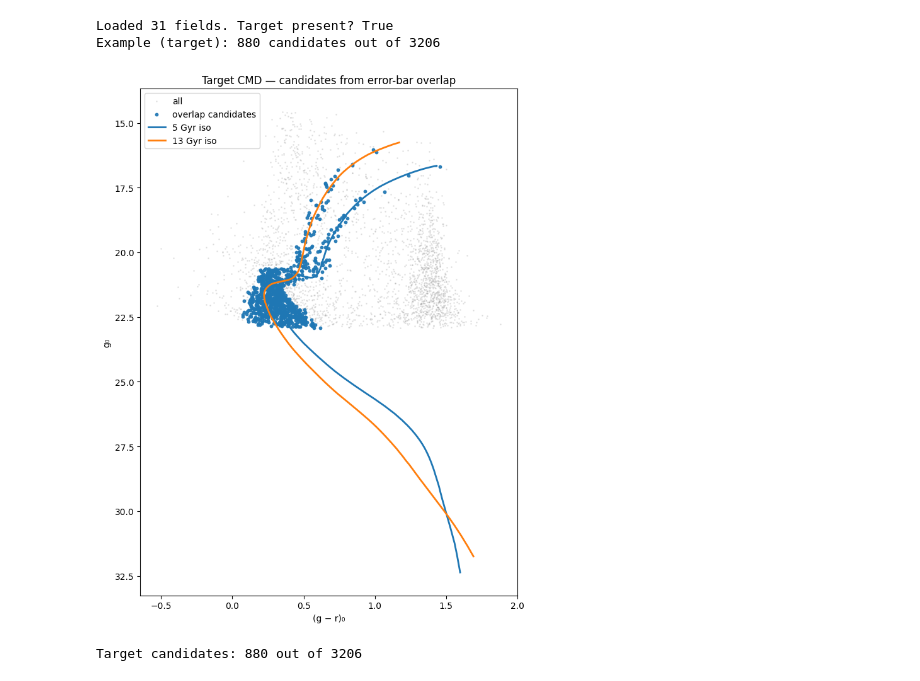
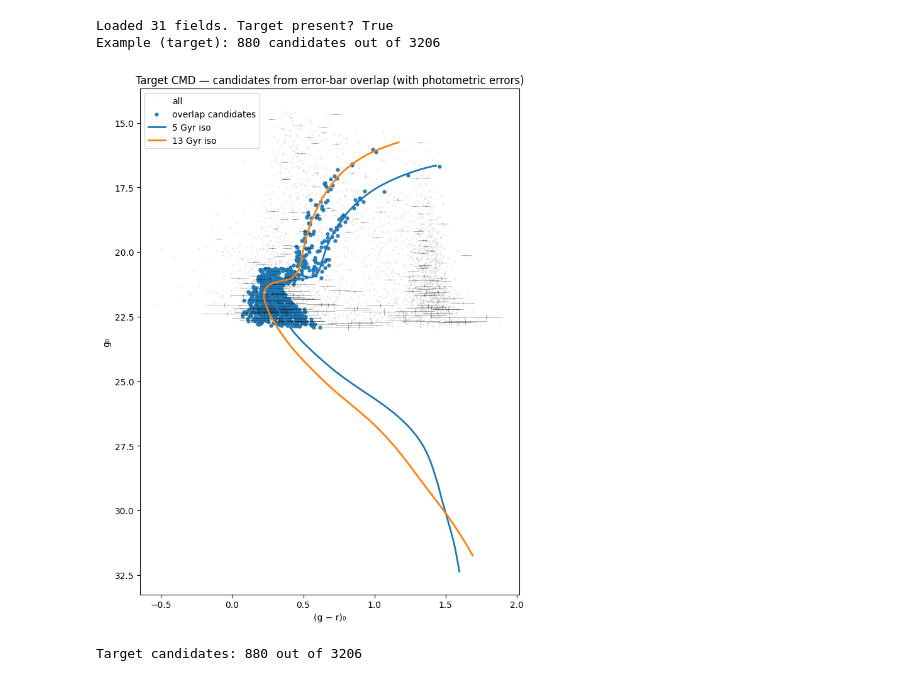
Before and after one commit to zangston/ASTR-5140, a Jupyter notebook: project2/error-bar-overlap.ipynb, the cells around one changed output. Saved outputs shown, nothing was run; the diff lists cells and outputs as text; code cells hidden in the pictures.

Commit message:
Add error bars to CMD plot

```diff
--- a/project2/error-bar-overlap.ipynb
+++ b/project2/error-bar-overlap.ipynb
@@ -128,36 +128,66 @@ print("Example (target):",
 Loaded 31 fields. Target present? True
 Example (target): 880 candidates out of 3206
 # %%
-# Cell 2 — Plot target CMD with overlap-selected candidates
+# Cell 2 — Plot target CMD with overlap-selected candidates + error bars
 
 df_t = field_map["target"]
 
 plt.figure(figsize=(7,9))
 
-# all stars
-plt.scatter(df_t["g_r"], df_t["g0"], s=1, alpha=0.15, color="gray", label="all")
+# -----------------------------
+# 1) All stars (background)
+# -----------------------------
+plt.scatter(df_t["g_r"], df_t["g0"], s=1, alpha=0.12, color="gray", label="all")
 
-# candidates
-plt.scatter(df_t.loc[df_t["cand_either_overlap"], "g_r"],
-            df_t.loc[df_t["cand_either_overlap"], "g0"],
-            s=10, alpha=0.9, label="overlap candidates")
+# -----------------------------
+# 2) Candidates
+# -----------------------------
+cand_mask = df_t["cand_either_overlap"]
 
-# isochrones
+plt.scatter(df_t.loc[cand_mask, "g_r"],
+            df_t.loc[cand_mask, "g0"],
+            s=12, alpha=0.9, label="overlap candidates")
+
+# -----------------------------
+# 3) Plot error bars (subset only to avoid clutter)
+# -----------------------------
+N_ERR = 200   # increase/decrease as desired
+sample_idx = np.random.choice(df_t.index, size=min(N_ERR, len(df_t)), replace=False)
+df_err = df_t.loc[sample_idx]
+
+plt.errorbar(
+    df_err["g_r"],
+    df_err["g0"],
+    xerr=df_err["sig_gr"],   # color uncertainty (quadrature sum)
+    yerr=df_err["sig_g"],    # magnitude uncertainty
+    fmt="none",
+    ecolor="black",
+    elinewidth=0.5,
+    alpha=0.4,
+    capsize=0
+)
+
+# -----------------------------
+# 4) Isochrones
+# -----------------------------
 plt.plot(c5_iso,  g5_iso,  lw=2, label="5 Gyr iso")
 plt.plot(c13_iso, g13_iso, lw=2, label="13 Gyr iso")
 
+# -----------------------------
+# Formatting
+# -----------------------------
 plt.gca().invert_yaxis()
 plt.xlabel("(g − r)₀")
 plt.ylabel("g₀")
-plt.title("Target CMD — candidates from error-bar overlap")
+plt.title("Target CMD — candidates from error-bar overlap (with photometric errors)")
 plt.legend()
 plt.tight_layout()
 plt.show()
 
 print("Target candidates:",
       df_t["cand_either_overlap"].sum(),
       "out of", len(df_t))
 # %% [output]
-[figure, old version]
+[figure, new version]
 Target candidates: 880 out of 3206
 # %%
```
Also changed, not shown: parts of 3 cells of this notebook.
